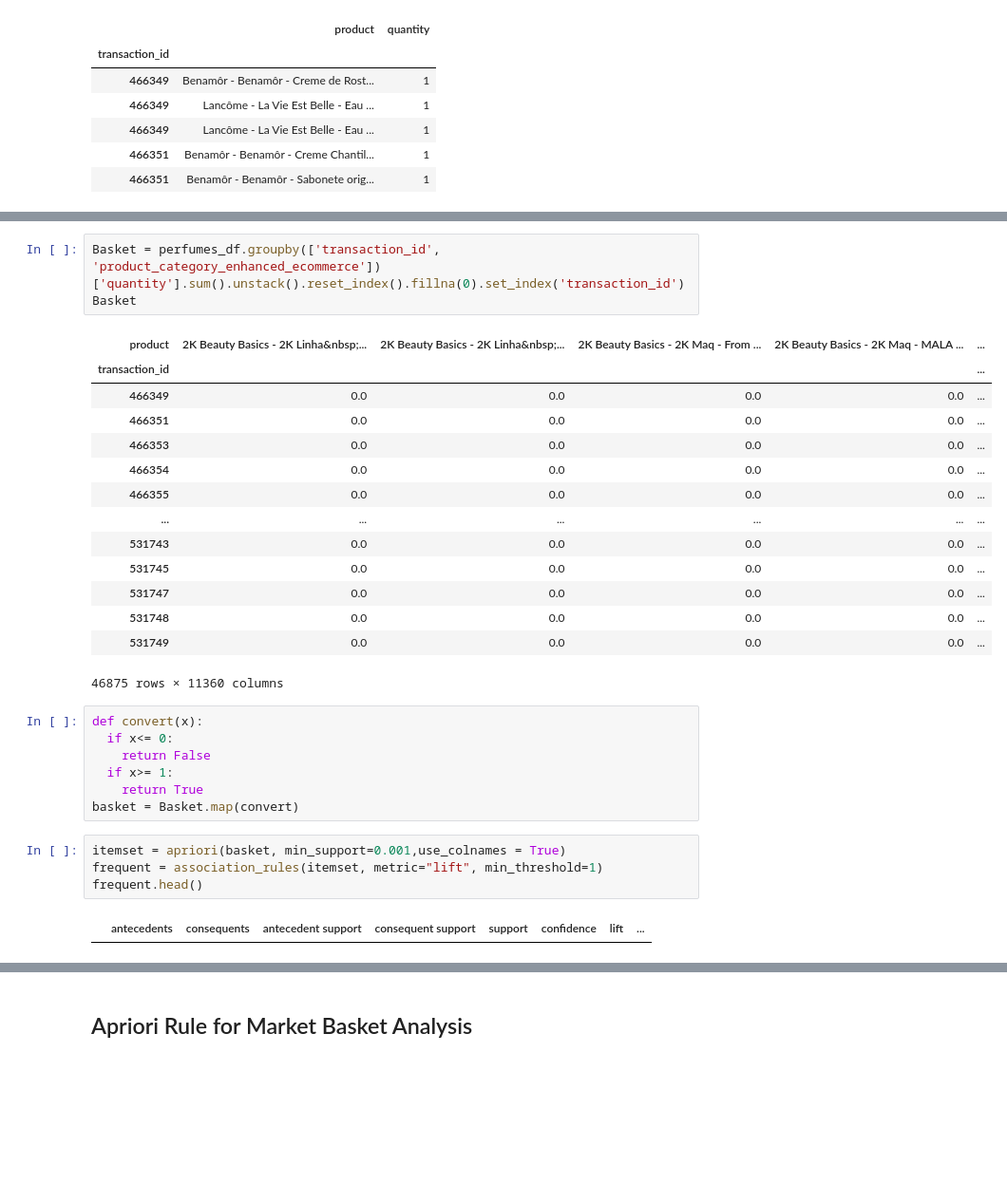
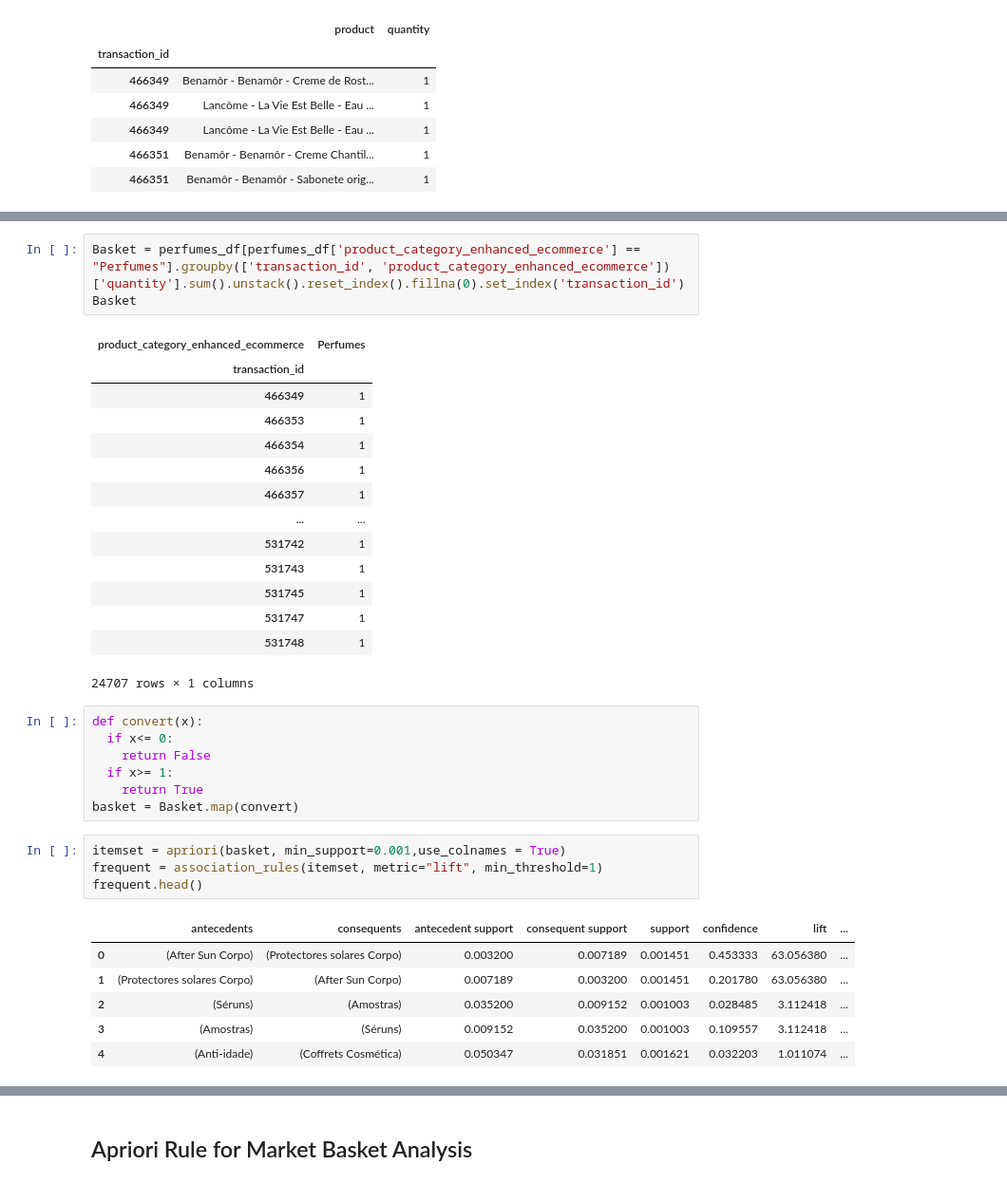
Before and after one commit to LuiisClaudio/mod-cloth, a Jupyter notebook: LuisMartins_CA2.ipynb, the cells around one changed output, grey strips where cells are left out. Shown at 95% size. Drawn from its saved outputs; the diff is of its cells as text; blank space fills up the shorter version.

```diff
--- a/LuisMartins_CA2.ipynb
+++ b/LuisMartins_CA2.ipynb
@@ -820,21 +805,21 @@ Basket.head()
 # %%
-Basket = perfumes_df.groupby(['transaction_id', 'product_category_enhanced_ecommerce'])['quantity'].sum().unstack().reset_index().fillna(0).set_index('transaction_id')
+Basket = perfumes_df[perfumes_df['product_category_enhanced_ecommerce'] == "Perfumes"].groupby(['transaction_id', 'product_category_enhanced_ecommerce'])['quantity'].sum().unstack().reset_index().fillna(0).set_index('transaction_id')
 Basket
 # %% [output]
-| product | 2K Beauty Basics - 2K Linha&nbsp;... | 2K Beauty Basics - 2K Linha&nbsp;... | 2K Beauty Basics - 2K Maq - From ... | 2K Beauty Basics - 2K Maq - MALA ... | ... |
-| transaction_id |  |  |  |  | ... |
-| 466349 | 0.0 | 0.0 | 0.0 | 0.0 | ... |
-| 466351 | 0.0 | 0.0 | 0.0 | 0.0 | ... |
-| 466353 | 0.0 | 0.0 | 0.0 | 0.0 | ... |
-| 466354 | 0.0 | 0.0 | 0.0 | 0.0 | ... |
-| 466355 | 0.0 | 0.0 | 0.0 | 0.0 | ... |
-| ... | ... | ... | ... | ... | ... |
-| 531743 | 0.0 | 0.0 | 0.0 | 0.0 | ... |
-| 531745 | 0.0 | 0.0 | 0.0 | 0.0 | ... |
-| 531747 | 0.0 | 0.0 | 0.0 | 0.0 | ... |
-| 531748 | 0.0 | 0.0 | 0.0 | 0.0 | ... |
-| 531749 | 0.0 | 0.0 | 0.0 | 0.0 | ... |
+| product_category_enhanced_ecommerce | Perfumes |
+| transaction_id |  |
+| 466349 | 1 |
+| 466353 | 1 |
+| 466354 | 1 |
+| 466356 | 1 |
+| 466357 | 1 |
+| ... | ... |
+| 531742 | 1 |
+| 531743 | 1 |
+| 531745 | 1 |
+| 531747 | 1 |
+| 531748 | 1 |
-46875 rows × 11360 columns
+24707 rows × 1 columns
 # %%
 def convert(x):
   if x<= 0:
@@ -848,6 +833,11 @@ frequent = association_rules(itemset, metric="lift", min_threshold=1)
 frequent.head()
 # %% [output]
 |  | antecedents | consequents | antecedent support | consequent support | support | confidence | lift | ... |
+| 0 | (After Sun Corpo) | (Protectores solares Corpo) | 0.003200 | 0.007189 | 0.001451 | 0.453333 | 63.056380 | ... |
+| 1 | (Protectores solares Corpo) | (After Sun Corpo) | 0.007189 | 0.003200 | 0.001451 | 0.201780 | 63.056380 | ... |
+| 2 | (Séruns) | (Amostras) | 0.035200 | 0.009152 | 0.001003 | 0.028485 | 3.112418 | ... |
+| 3 | (Amostras) | (Séruns) | 0.009152 | 0.035200 | 0.001003 | 0.109557 | 3.112418 | ... |
+| 4 | (Anti-idade) | (Coffrets Cosmética) | 0.050347 | 0.031851 | 0.001621 | 0.032203 | 1.011074 | ... |
 # %%
 basket.describe()
 # %% [output]
```
Also changed, not shown: parts of 8 cells of this notebook.
